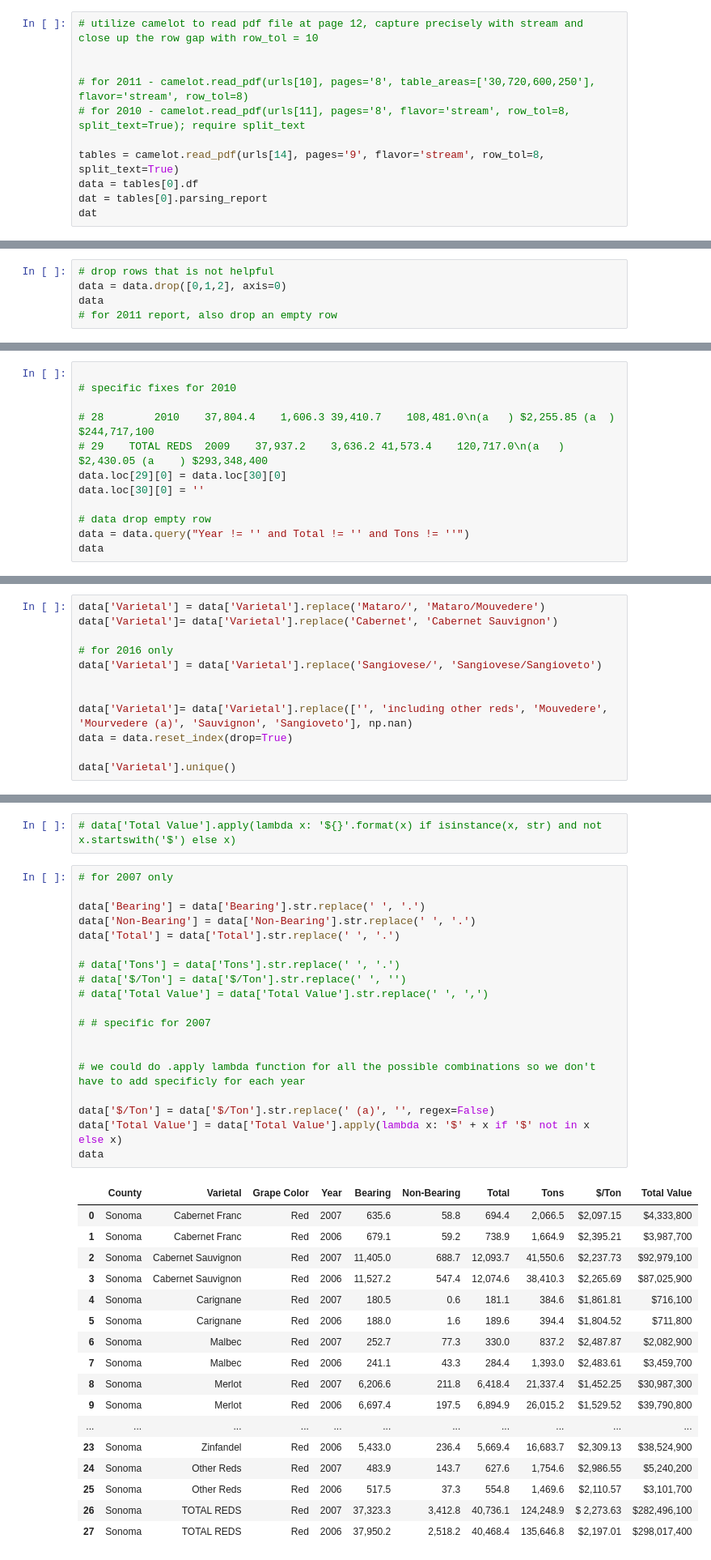
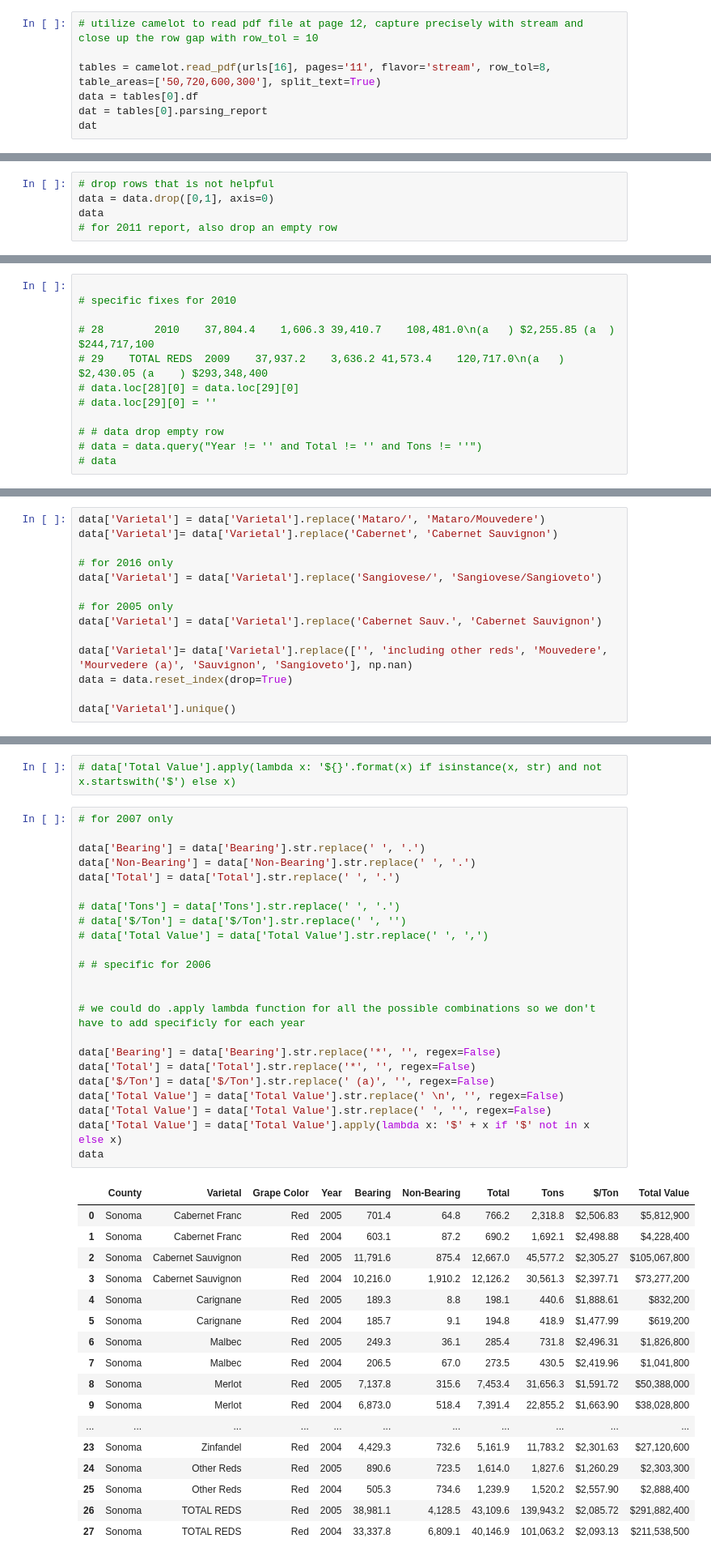
Before and after one commit to oscar6688/Farm-Smoke-Project, a Jupyter notebook: 2010s-2020s_sonoma.ipynb, the cells around one changed output, grey strips where cells are left out. Shown: that part at 81% size. Cells and saved outputs as stored; diff of their text form.

```diff
--- a/2010s-2020s_sonoma.ipynb
+++ b/2010s-2020s_sonoma.ipynb
@@ -572,11 +600,7 @@ urls[14]
 # %%
 # utilize camelot to read pdf file at page 12, capture precisely with stream and close up the row gap with row_tol = 10
 
-
-# for 2011 - camelot.read_pdf(urls[10], pages='8', table_areas=['30,720,600,250'], flavor='stream', row_tol=8)
-# for 2010 - camelot.read_pdf(urls[11], pages='8', flavor='stream', row_tol=8, split_text=True); require split_text
-
-tables = camelot.read_pdf(urls[14], pages='9', flavor='stream', row_tol=8, split_text=True)
+tables = camelot.read_pdf(urls[16], pages='11', flavor='stream', row_tol=8, table_areas=['50,720,600,300'], split_text=True)
 data = tables[0].df
 dat = tables[0].parsing_report
 dat
@@ -609,6 +633,6 @@ data
 # %%
 # drop rows that is not helpful
-data = data.drop([0,1,2], axis=0)
+data = data.drop([0,1], axis=0)
 data
 # for 2011 report, also drop an empty row
 # %% [output]
@@ -686,11 +720,11 @@ data
 
 # 28		2010	37,804.4	1,606.3	39,410.7	108,481.0\n(a	) $2,255.85 (a	) $244,717,100
 # 29	TOTAL REDS	2009	37,937.2	3,636.2	41,573.4	120,717.0\n(a	) $2,430.05 (a	) $293,348,400
-data.loc[29][0] = data.loc[30][0]
-data.loc[30][0] = ''
+# data.loc[28][0] = data.loc[29][0]
+# data.loc[29][0] = ''
 
-# data drop empty row
-data = data.query("Year != '' and Total != '' and Tons != ''")
-data
+# # data drop empty row
+# data = data.query("Year != '' and Total != '' and Tons != ''")
+# data
 # %% [output]
 |  | Varietal | Year | Bearing | Non-Bearing | Total | Tons | $/Ton | Total Value |
@@ -732,6 +766,8 @@ data['Varietal']= data['Varietal'].replace('Cabernet', 'Cabernet Sauvignon')
 # for 2016 only
 data['Varietal'] = data['Varietal'].replace('Sangiovese/', 'Sangiovese/Sangioveto')
 
+# for 2005 only
+data['Varietal'] = data['Varietal'].replace('Cabernet Sauv.', 'Cabernet Sauvignon')
 
 data['Varietal']= data['Varietal'].replace(['', 'including other reds', 'Mouvedere', 'Mourvedere (a)', 'Sauvignon', 'Sangioveto'], np.nan)
 data = data.reset_index(drop=True)
@@ -797,40 +833,44 @@ Name: Total Value, dtype: object
 # %%
 # for 2007 only
 
 data['Bearing'] = data['Bearing'].str.replace(' ', '.')
 data['Non-Bearing'] = data['Non-Bearing'].str.replace(' ', '.')
 data['Total'] = data['Total'].str.replace(' ', '.')
 
 # data['Tons'] = data['Tons'].str.replace(' ', '.')
 # data['$/Ton'] = data['$/Ton'].str.replace(' ', '')
 # data['Total Value'] = data['Total Value'].str.replace(' ', ',')
 
-# # specific for 2007
+# # specific for 2006
 
 
 # we could do .apply lambda function for all the possible combinations so we don't have to add specificly for each year
 
+data['Bearing'] = data['Bearing'].str.replace('*', '', regex=False)
+data['Total'] = data['Total'].str.replace('*', '', regex=False)
 data['$/Ton'] = data['$/Ton'].str.replace(' (a)', '', regex=False)
+data['Total Value'] = data['Total Value'].str.replace(' \n', '', regex=False)
+data['Total Value'] = data['Total Value'].str.replace(' ', '', regex=False)
 data['Total Value'] = data['Total Value'].apply(lambda x: '$' + x if '$' not in x else x)
 data
 # %% [output]
 |  | County | Varietal | Grape Color | Year | Bearing | Non-Bearing | Total | Tons | $/Ton | Total Value |
-| 0 | Sonoma | Cabernet Franc | Red | 2007 | 635.6 | 58.8 | 694.4 | 2,066.5 | $2,097.15 | $4,333,800 |
-| 1 | Sonoma | Cabernet Franc | Red | 2006 | 679.1 | 59.2 | 738.9 | 1,664.9 | $2,395.21 | $3,987,700 |
-| 2 | Sonoma | Cabernet Sauvignon | Red | 2007 | 11,405.0 | 688.7 | 12,093.7 | 41,550.6 | $2,237.73 | $92,979,100 |
-| 3 | Sonoma | Cabernet Sauvignon | Red | 2006 | 11,527.2 | 547.4 | 12,074.6 | 38,410.3 | $2,265.69 | $87,025,900 |
-| 4 | Sonoma | Carignane | Red | 2007 | 180.5 | 0.6 | 181.1 | 384.6 | $1,861.81 | $716,100 |
-| 5 | Sonoma | Carignane | Red | 2006 | 188.0 | 1.6 | 189.6 | 394.4 | $1,804.52 | $711,800 |
-| 6 | Sonoma | Malbec | Red | 2007 | 252.7 | 77.3 | 330.0 | 837.2 | $2,487.87 | $2,082,900 |
-| 7 | Sonoma | Malbec | Red | 2006 | 241.1 | 43.3 | 284.4 | 1,393.0 | $2,483.61 | $3,459,700 |
-| 8 | Sonoma | Merlot | Red | 2007 | 6,206.6 | 211.8 | 6,418.4 | 21,337.4 | $1,452.25 | $30,987,300 |
-| 9 | Sonoma | Merlot | Red | 2006 | 6,697.4 | 197.5 | 6,894.9 | 26,015.2 | $1,529.52 | $39,790,800 |
+| 0 | Sonoma | Cabernet Franc | Red | 2005 | 701.4 | 64.8 | 766.2 | 2,318.8 | $2,506.83 | $5,812,900 |
+| 1 | Sonoma | Cabernet Franc | Red | 2004 | 603.1 | 87.2 | 690.2 | 1,692.1 | $2,498.88 | $4,228,400 |
+| 2 | Sonoma | Cabernet Sauvignon | Red | 2005 | 11,791.6 | 875.4 | 12,667.0 | 45,577.2 | $2,305.27 | $105,067,800 |
+| 3 | Sonoma | Cabernet Sauvignon | Red | 2004 | 10,216.0 | 1,910.2 | 12,126.2 | 30,561.3 | $2,397.71 | $73,277,200 |
+| 4 | Sonoma | Carignane | Red | 2005 | 189.3 | 8.8 | 198.1 | 440.6 | $1,888.61 | $832,200 |
+| 5 | Sonoma | Carignane | Red | 2004 | 185.7 | 9.1 | 194.8 | 418.9 | $1,477.99 | $619,200 |
+| 6 | Sonoma | Malbec | Red | 2005 | 249.3 | 36.1 | 285.4 | 731.8 | $2,496.31 | $1,826,800 |
+| 7 | Sonoma | Malbec | Red | 2004 | 206.5 | 67.0 | 273.5 | 430.5 | $2,419.96 | $1,041,800 |
+| 8 | Sonoma | Merlot | Red | 2005 | 7,137.8 | 315.6 | 7,453.4 | 31,656.3 | $1,591.72 | $50,388,000 |
+| 9 | Sonoma | Merlot | Red | 2004 | 6,873.0 | 518.4 | 7,391.4 | 22,855.2 | $1,663.90 | $38,028,800 |
 | ... | ... | ... | ... | ... | ... | ... | ... | ... | ... | ... |
-| 23 | Sonoma | Zinfandel | Red | 2006 | 5,433.0 | 236.4 | 5,669.4 | 16,683.7 | $2,309.13 | $38,524,900 |
-| 24 | Sonoma | Other Reds | Red | 2007 | 483.9 | 143.7 | 627.6 | 1,754.6 | $2,986.55 | $5,240,200 |
-| 25 | Sonoma | Other Reds | Red | 2006 | 517.5 | 37.3 | 554.8 | 1,469.6 | $2,110.57 | $3,101,700 |
-| 26 | Sonoma | TOTAL REDS | Red | 2007 | 37,323.3 | 3,412.8 | 40,736.1 | 124,248.9 | $ 2,273.63 | $282,496,100 |
-| 27 | Sonoma | TOTAL REDS | Red | 2006 | 37,950.2 | 2,518.2 | 40,468.4 | 135,646.8 | $2,197.01 | $298,017,400 |
+| 23 | Sonoma | Zinfandel | Red | 2004 | 4,429.3 | 732.6 | 5,161.9 | 11,783.2 | $2,301.63 | $27,120,600 |
+| 24 | Sonoma | Other Reds | Red | 2005 | 890.6 | 723.5 | 1,614.0 | 1,827.6 | $1,260.29 | $2,303,300 |
+| 25 | Sonoma | Other Reds | Red | 2004 | 505.3 | 734.6 | 1,239.9 | 1,520.2 | $2,557.90 | $2,888,400 |
+| 26 | Sonoma | TOTAL REDS | Red | 2005 | 38,981.1 | 4,128.5 | 43,109.6 | 139,943.2 | $2,085.72 | $291,882,400 |
+| 27 | Sonoma | TOTAL REDS | Red | 2004 | 33,337.8 | 6,809.1 | 40,146.9 | 101,063.2 | $2,093.13 | $211,538,500 |
 # %%
 # # for 2010, 2009, 2008 only
 
```
Also changed, not shown: parts of 19 cells of this notebook.
